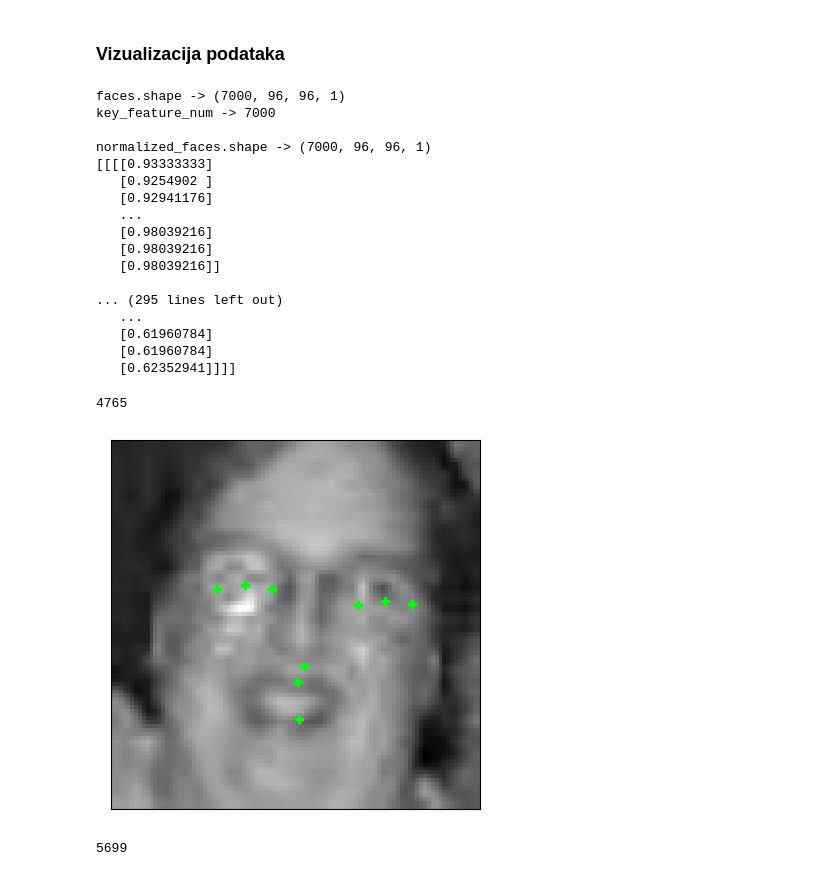
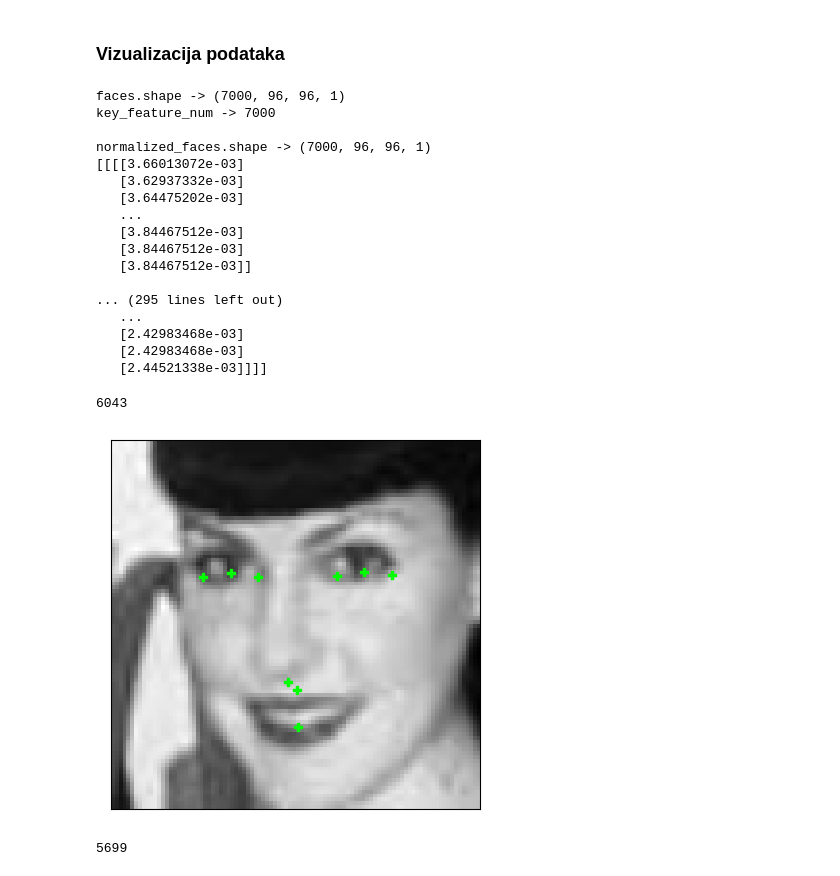
Before and after one commit to tonipolanec/Facial-landmarks-detection-system, a Jupyter notebook: code/project_progress.ipynb, the cells around one changed output. Cells and saved outputs as stored; diff of their text form; code cells hidden in the pictures.

```diff
--- a/code/project_progress.ipynb
+++ b/code/project_progress.ipynb
@@ -333,31 +334,31 @@ print(f"faces.shape -> {faces.shape}")
 landmark_len = len(landmarks)
 print(f"key_feature_num -> {landmark_len}\n")
 
-normalized_faces = faces
-normalized_faces = normalized_faces/255 # Normalizacija
+faces = faces/255 # Normalizacija
+faces = faces/255 # Normalizacija
 
 landmarks.reset_index(drop=True, inplace=True)
 
-print(f"normalized_faces.shape -> {normalized_faces.shape}")
-print(normalized_faces)
+print(f"normalized_faces.shape -> {faces.shape}")
+print(faces)
 # %% [output]
 faces.shape -> (7000, 96, 96, 1)
 key_feature_num -> 7000
 
 normalized_faces.shape -> (7000, 96, 96, 1)
-[[[[0.93333333]
-   [0.9254902 ]
-   [0.92941176]
+[[[[3.66013072e-03]
+   [3.62937332e-03]
+   [3.64475202e-03]
    ...
-   [0.98039216]
-   [0.98039216]
-   [0.98039216]]
+   [3.84467512e-03]
+   [3.84467512e-03]
+   [3.84467512e-03]]
 
 ... (295 lines left out)
    ...
-   [0.61960784]
-   [0.61960784]
-   [0.62352941]]]]
+   [2.42983468e-03]
+   [2.42983468e-03]
+   [2.44521338e-03]]]]
 # %%
 def plot_image(image_array, landmarks, index):
     plt.imshow(image_array[index], cmap='gray')
@@ -367,8 +368,8 @@ def plot_image(image_array, landmarks, index):
     print(index)
     plt.show()
 # %%
-plot_image(normalized_faces, landmarks, random.randint(3000,7000))
+plot_image(faces, landmarks, random.randint(3000,7000))
 # %% [output]
-4765
+6043
-[figure, old version]
+[figure, new version]
 # %%
```
Also changed, not shown: parts of 13 cells of this notebook, 5 other files.
